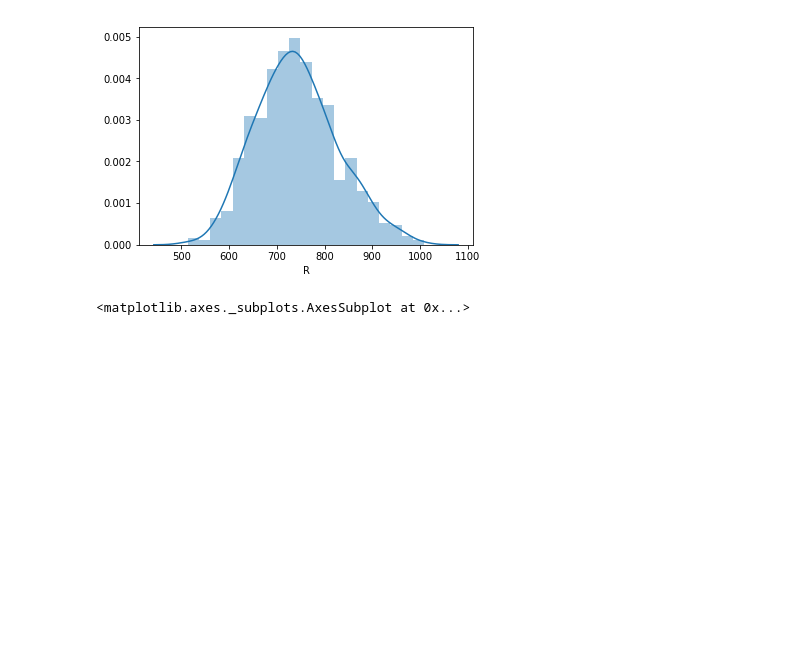
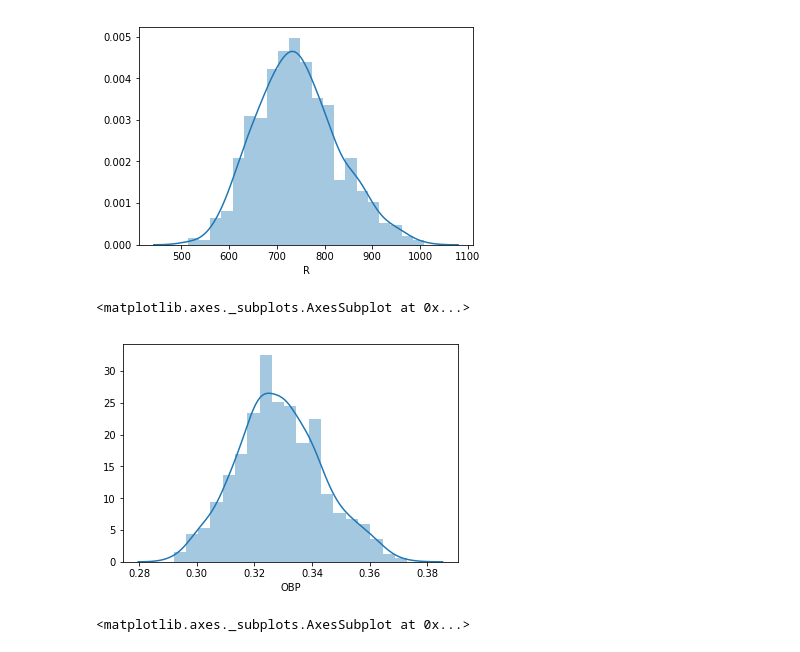
Before and after one commit to AustinKrause/mlb-runs-predictor, a Jupyter notebook: EDA_1.ipynb, the cells around one changed output. Saved outputs shown, nothing was run; the diff lists cells and outputs as text; code cells hidden in the pictures; blank space fills up the shorter version.

```diff
--- a/EDA_1.ipynb
+++ b/EDA_1.ipynb
@@ -92,6 +91,11 @@ sns.distplot(df['R'])
 # %% [output]
 <matplotlib.axes._subplots.AxesSubplot at 0x...>
 [figure]
+# %%
+sns.distplot(df['OBP'])
+# %% [output]
+<matplotlib.axes._subplots.AxesSubplot at 0x...>
+[figure, added]
 # %%
 #distribution of SLG
 sns.distplot(df['SLG'])
```
Also changed, not shown: parts of 13 cells of this notebook.
